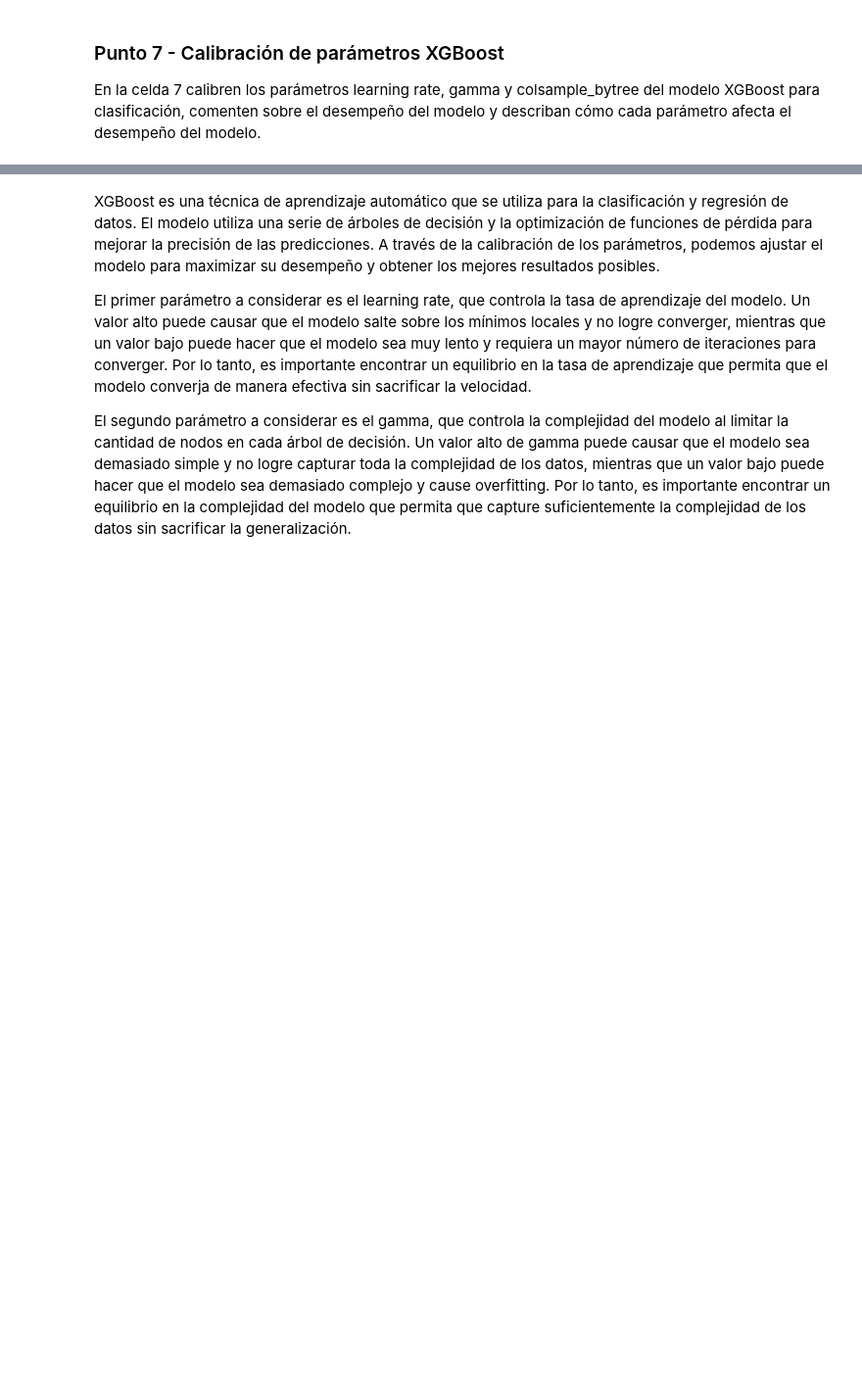
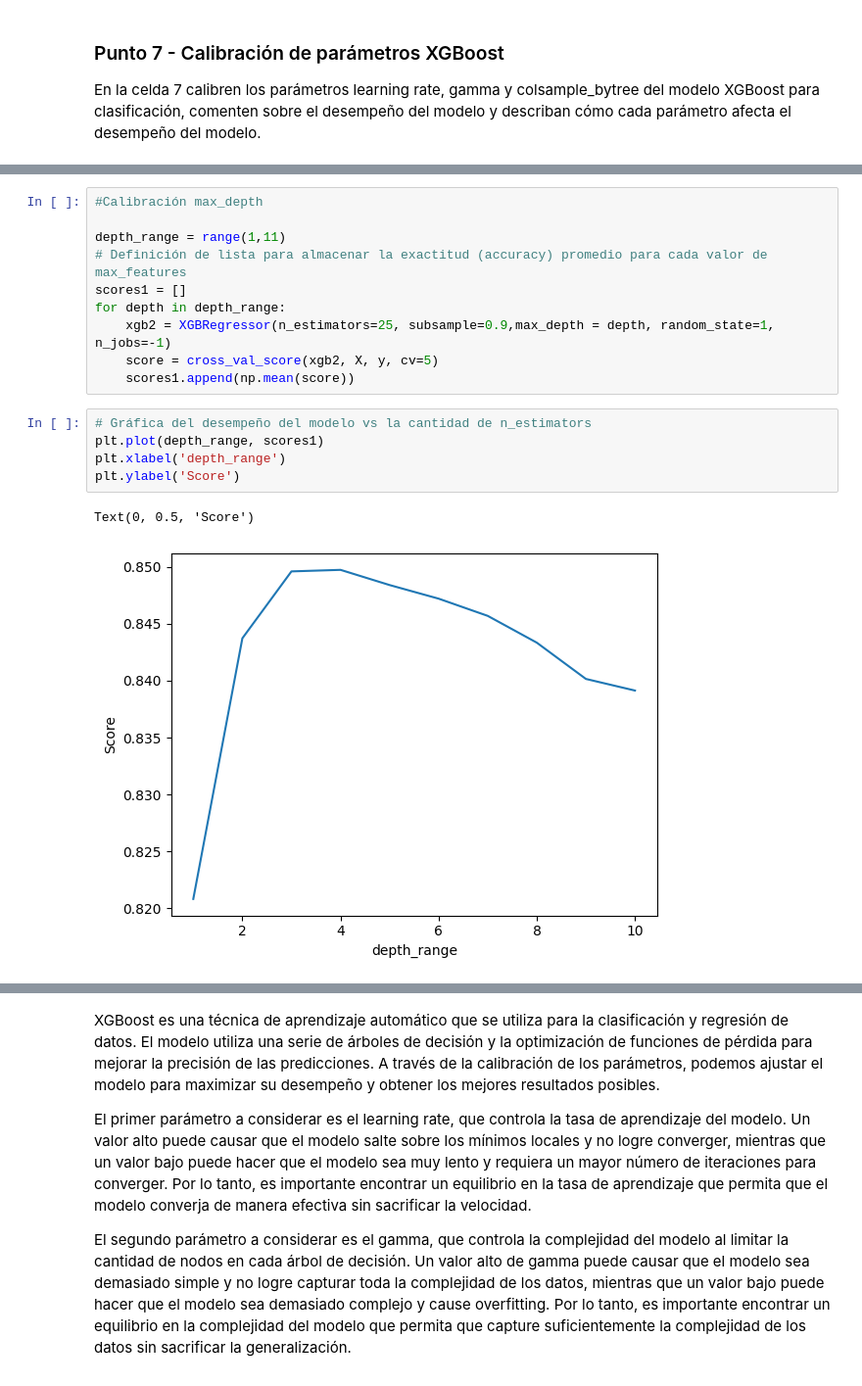
Before and after one commit to Erwin-DS/miad-nlp, a Jupyter notebook: Semana 2/S2TC1_RandomForests_Boosting.ipynb, the cells around one changed output, grey strips where cells are left out. Shown at 98% size. Drawn from its saved outputs; the diff is of its cells as text; blank space fills up the shorter version.

```diff
--- a/Semana 2/S2TC1_RandomForests_Boosting.ipynb
+++ b/Semana 2/S2TC1_RandomForests_Boosting.ipynb
@@ -501,0 +560,18 @@ En la celda 7 calibren los parámetros learning rate, gamma y colsample_bytree d
+# %%
+#Calibración max_depth
+
+depth_range = range(1,11)
+# Definición de lista para almacenar la exactitud (accuracy) promedio para cada valor de max_features
+scores1 = []
+for depth in depth_range:
+    xgb2 = XGBRegressor(n_estimators=25, subsample=0.9,max_depth = depth, random_state=1, n_jobs=-1)
+    score = cross_val_score(xgb2, X, y, cv=5)
+    scores1.append(np.mean(score))
+# %%
+# Gráfica del desempeño del modelo vs la cantidad de n_estimators
+plt.plot(depth_range, scores1)
+plt.xlabel('depth_range')
+plt.ylabel('Score')
+# %% [output]
+Text(0, 0.5, 'Score')
+[figure, added]
```
Also changed, not shown: parts of 23 cells of this notebook.
